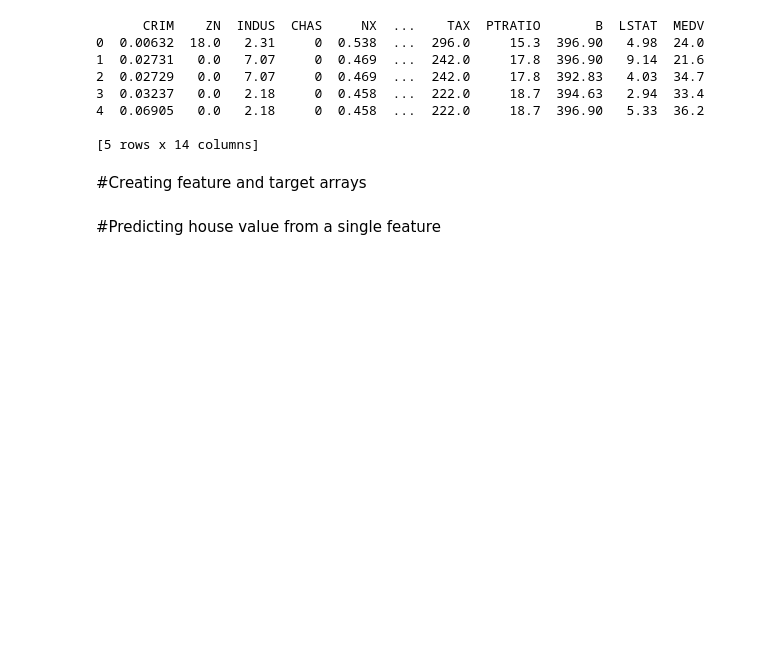
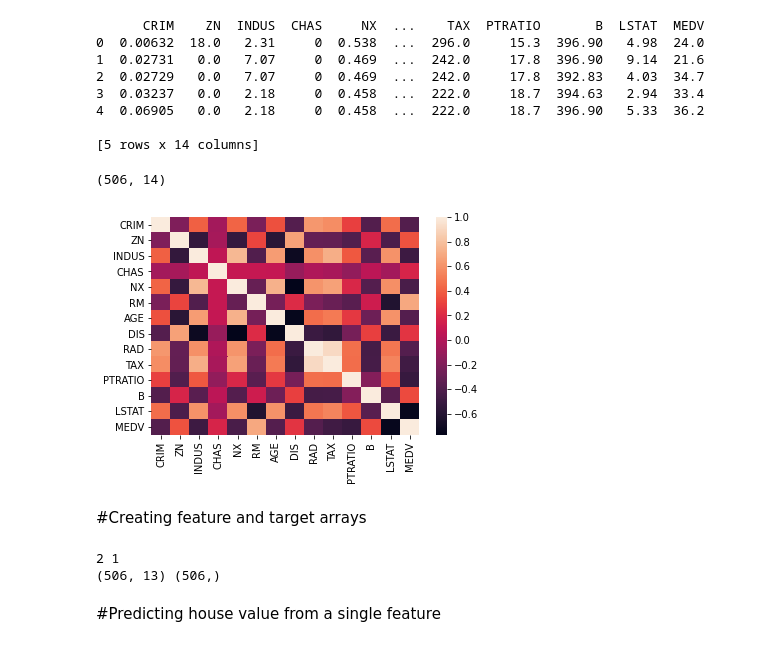
Before and after one commit to RahulDogra-92/Machine-Learning-Scientist, a Jupyter notebook: Regression.ipynb, the cells around one changed output. Saved outputs shown, nothing was run; the diff lists cells and outputs as text; code cells hidden in the pictures; blank space fills up the shorter version.

```diff
--- a/Regression.ipynb
+++ b/Regression.ipynb
@@ -18,11 +19,25 @@ print(boston.head())
 4  0.06905   0.0   2.18     0  0.458  ...  222.0     18.7  396.90   5.33  36.2
 
 [5 rows x 14 columns]
+# %%
+boston.shape
+# %% [output]
+(506, 14)
+# %%
+sns.heatmap(boston.corr());
+# %% [output]
+[figure, added]
 # %% [markdown]
 #Creating feature and target arrays
 # %%
 X = boston.drop('MEDV', axis=1).values
 y = boston['MEDV'].values
+# %%
+print(X.ndim, y.ndim)
+print(X.shape, y.shape)
+# %% [output]
+2 1
+(506, 13) (506,)
 # %% [markdown]
 #Predicting house value from a single feature
 # %%
```
Also changed, not shown: parts of 9 cells of this notebook.
